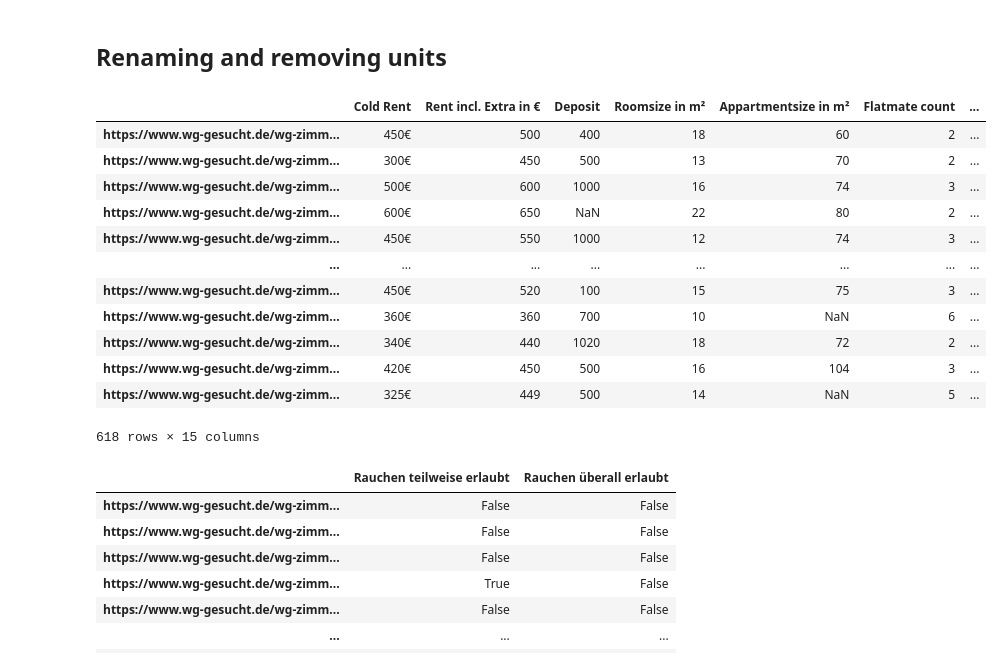
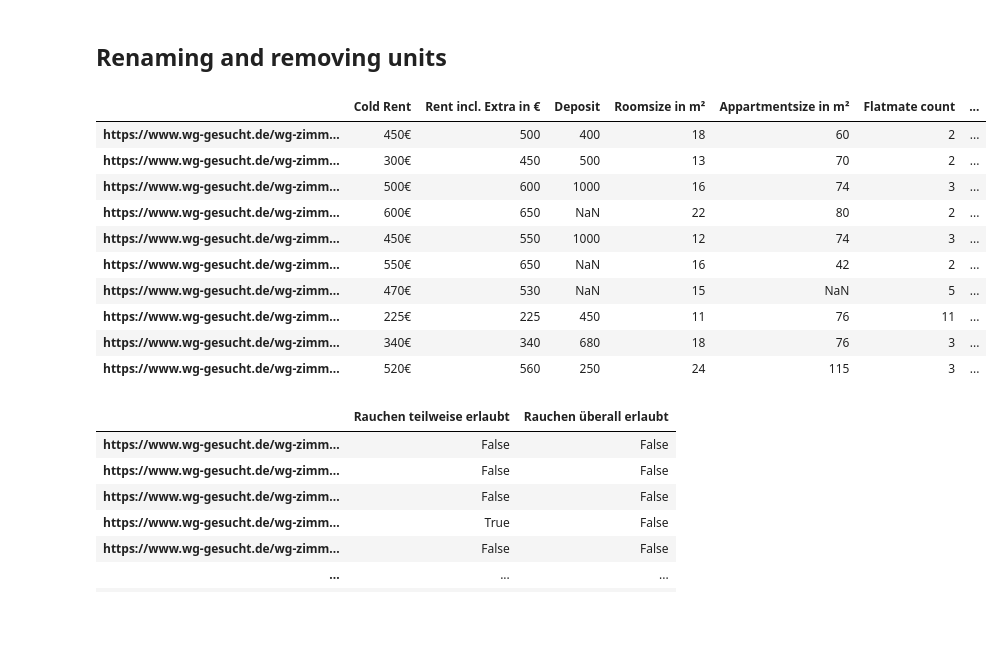
Before and after one commit to iwh-halle/fdap-2024-julian-456, a Jupyter notebook: appartment_analysis/structuring_df.ipynb, the cells around one changed output. Saved outputs shown, nothing was run; the diff lists cells and outputs as text; code cells hidden in the pictures; blank space fills up the shorter version.

```diff
--- a/appartment_analysis/structuring_df.ipynb
+++ b/appartment_analysis/structuring_df.ipynb
@@ -452,7 +452,7 @@ plz_pattern = re.compile(r'\b\d{5}\b')
 final_df['Postal Code'] = df['Address'].apply(lambda x: plz_pattern.search(x).group(0) if plz_pattern.search(x) else np.nan)
 
 final_df['Floor'] = df['Geschoss'].str.replace('. OG', '').str.replace('Hochparterre', '0').str.replace('Tiefparterre', '0').replace('', np.nan)
-final_df['Online since in h'] = df['Online_Since'].apply(lambda x: 0 if 'Minuten' in x else int(x.split(' ')[0]) if 'Stunden' in x else int(x.split(' ')[0]) * 24 if 'Tage' in x else np.nan)
+final_df['Online since in h'] = df['Online_Since'].apply(lambda x: 0 if 'Minuten' in x else int(x.split(' ')[0]) if 'Stunden' in x else int(x.split(' ')[0]) * 24 if ('Tage' in x or 'Tag' in x) else np.nan)
 
 # Min and Max Age
 def extract_min_age(row):
@@ -467,41 +467,41 @@ def extract_min_age(row):
     # Rückgabe des Mindestalters, falls vorhanden, sonst NaN
     return (min(all_ages), max(all_ages)) if all_ages else np.nan
 final_df[['Min Age', 'Max Age']] = df.apply(extract_min_age, axis=1).apply(pd.Series)
 
 # Smoking
 # smoking_df = pd.DataFrame()
 # smoking_df['Rauchen'] = df['Rauchen'].str.replace('Rauchen im Zimmer erlaubt', 'Rauchen teilweise erlaubt').str.replace('Rauchen auf dem Balkon erlaubt', 'Rauchen teilweise erlaubt')
 # smoking_df_dummies = pd.get_dummies(smoking_df, columns=['Rauchen'], drop_first=True) # Droping the first column to avoid multicollinearity (Rauchen nicht erlaubt)
 # final_df = pd.concat([final_df, smoking_df_dummies], axis=1)
 final_df['Smoking'] = df['Rauchen'].str.replace('Rauchen im Zimmer erlaubt', 'Rauchen teilweise erlaubt').str.replace('Rauchen auf dem Balkon erlaubt', 'Rauchen teilweise erlaubt')
 
 # Parking
 # parking_df_dummies = pd.get_dummies(df['Parken'], drop_first=True) # Droping the first column to avoid multicollinearity (Bewohnerparken)
 # final_df = pd.concat([final_df, parking_df_dummies], axis=1)
 final_df['Parking'] = df['Parken']
 
 # Bautyp
 # bautyp_df_dummies = pd.get_dummies(df['Bautyp'], drop_first=True) # Droping the first column to avoid multicollinearity (Altbau)
 # final_df = pd.concat([final_df, bautyp_df_dummies], axis=1)
 final_df['Building Type'] = df['Bautyp']
 
 # Intermediate Rent
 final_df['Intermediate Rent'] = df['Available_Till'].apply(lambda x: True if x!='n.a.' else False)
-final_df
+final_df.head(10)
+
+# TODO: Online since überarbeiten --> irgendwann wird ein Datum eingegeben --> umwandeln und umrechnen in Stunden
 # %% [output]
 |  | Cold Rent | Rent incl. Extra in € | Deposit | Roomsize in m² | Appartmentsize in m² | Flatmate count | ... |
 | https://www.wg-gesucht.de/wg-zimm... | 450€ | 500 | 400 | 18 | 60 | 2 | ... |
 | https://www.wg-gesucht.de/wg-zimm... | 300€ | 450 | 500 | 13 | 70 | 2 | ... |
 | https://www.wg-gesucht.de/wg-zimm... | 500€ | 600 | 1000 | 16 | 74 | 3 | ... |
 | https://www.wg-gesucht.de/wg-zimm... | 600€ | 650 | NaN | 22 | 80 | 2 | ... |
 | https://www.wg-gesucht.de/wg-zimm... | 450€ | 550 | 1000 | 12 | 74 | 3 | ... |
-| ... | ... | ... | ... | ... | ... | ... | ... |
-| https://www.wg-gesucht.de/wg-zimm... | 450€ | 520 | 100 | 15 | 75 | 3 | ... |
-| https://www.wg-gesucht.de/wg-zimm... | 360€ | 360 | 700 | 10 | NaN | 6 | ... |
-| https://www.wg-gesucht.de/wg-zimm... | 340€ | 440 | 1020 | 18 | 72 | 2 | ... |
-| https://www.wg-gesucht.de/wg-zimm... | 420€ | 450 | 500 | 16 | 104 | 3 | ... |
-| https://www.wg-gesucht.de/wg-zimm... | 325€ | 449 | 500 | 14 | NaN | 5 | ... |
+| https://www.wg-gesucht.de/wg-zimm... | 550€ | 650 | NaN | 16 | 42 | 2 | ... |
+| https://www.wg-gesucht.de/wg-zimm... | 470€ | 530 | NaN | 15 | NaN | 5 | ... |
+| https://www.wg-gesucht.de/wg-zimm... | 225€ | 225 | 450 | 11 | 76 | 11 | ... |
+| https://www.wg-gesucht.de/wg-zimm... | 340€ | 340 | 680 | 18 | 76 | 3 | ... |
+| https://www.wg-gesucht.de/wg-zimm... | 520€ | 560 | 250 | 24 | 115 | 3 | ... |
-618 rows × 15 columns
 # %%
 df2 = df['Rauchen'].str.replace('Rauchen im Zimmer erlaubt', 'Rauchen teilweise erlaubt').str.replace('Rauchen auf dem Balkon erlaubt', 'Rauchen teilweise erlaubt')
 df_encoded = pd.get_dummies(df2, columns=['Rauchen'], drop_first=True)
```
Also changed, not shown: parts of 6 cells of this notebook.
